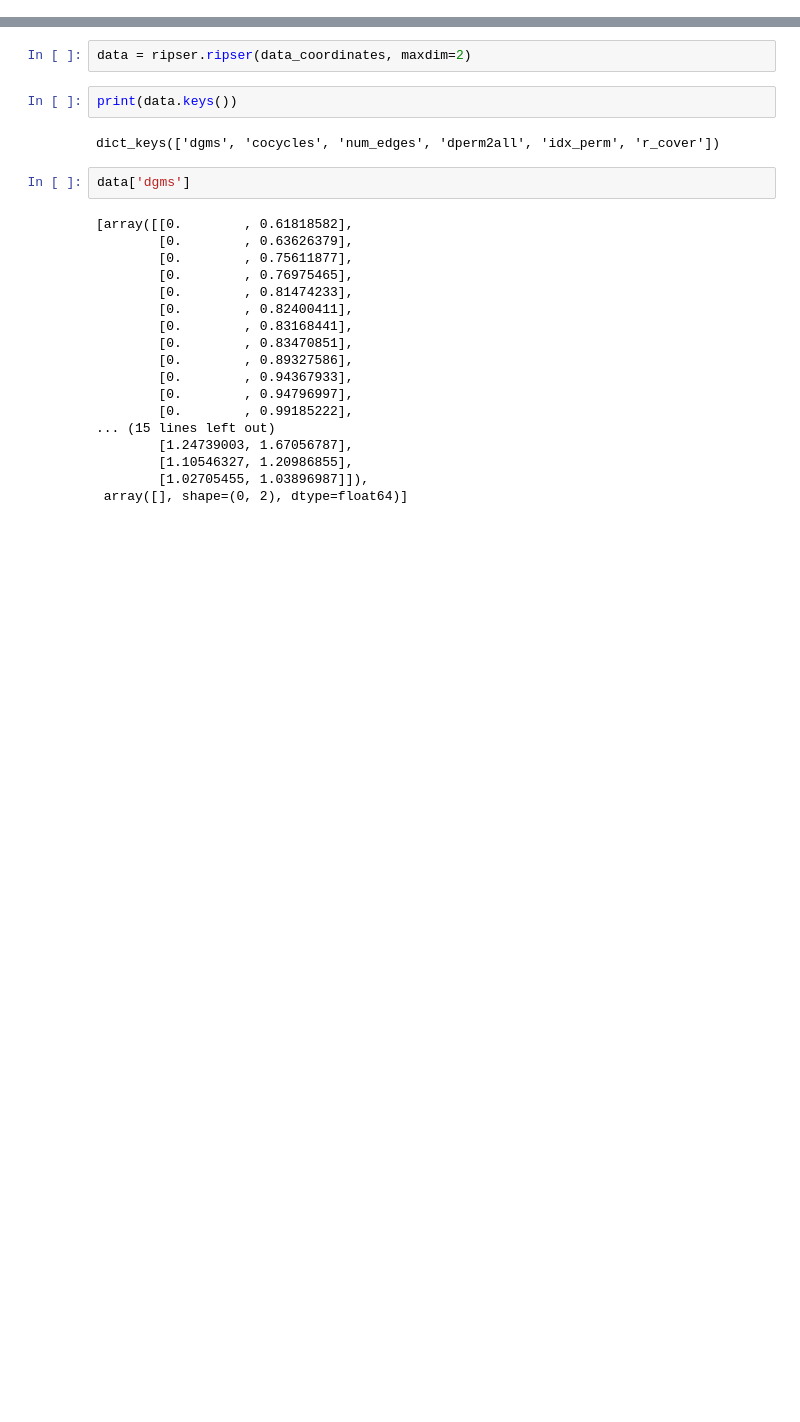
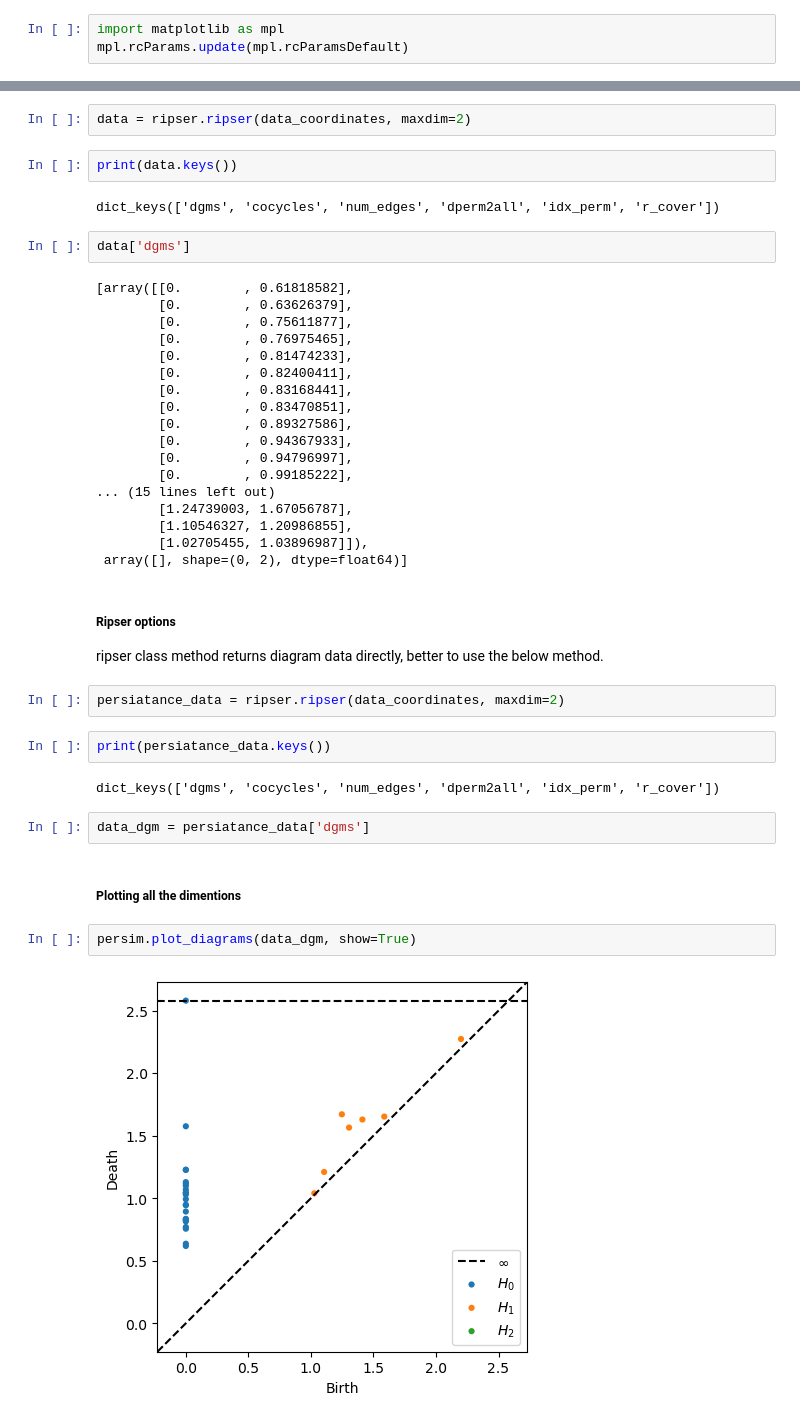
Before and after one commit to hashansl/opioid-risk-modeling, a Jupyter notebook: persistance.ipynb, the cells around one changed output, grey strips where cells are left out. Saved outputs shown, nothing was run; the diff lists cells and outputs as text; blank space fills up the shorter version.

```diff
--- a/persistance.ipynb
+++ b/persistance.ipynb
@@ -4,6 +4,9 @@
 ######  Persistence images from geographical data
 # %%
 #!pip install scikit-tda
+# %%
+import matplotlib as mpl
+mpl.rcParams.update(mpl.rcParamsDefault)
 # %%
 import numpy as np
 import scipy as sp
@@ -148,3 +149,20 @@ data['dgms']
         [1.10546327, 1.20986855],
         [1.02705455, 1.03896987]]),
  array([], shape=(0, 2), dtype=float64)]
+# %% [markdown]
+##### Ripser options
+ripser class method returns diagram  data directly, better to use the below method.
+# %%
+persiatance_data = ripser.ripser(data_coordinates, maxdim=2)
+# %%
+print(persiatance_data.keys())
+# %% [output]
+dict_keys(['dgms', 'cocycles', 'num_edges', 'dperm2all', 'idx_perm', 'r_cover'])
+# %%
+data_dgm = persiatance_data['dgms']
+# %% [markdown]
+##### Plotting all the dimentions
+# %%
+persim.plot_diagrams(data_dgm, show=True)
+# %% [output]
+[figure, added]
```
Also changed, not shown: parts of 26 cells of this notebook.
